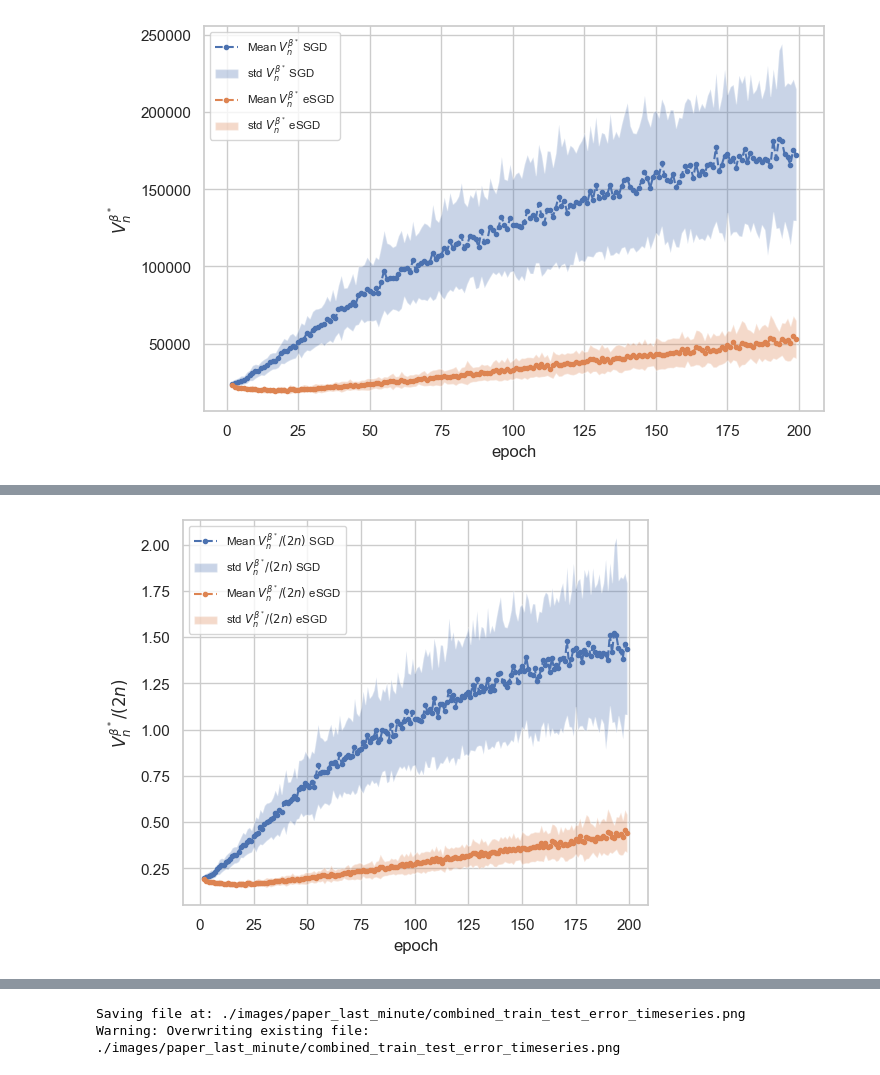
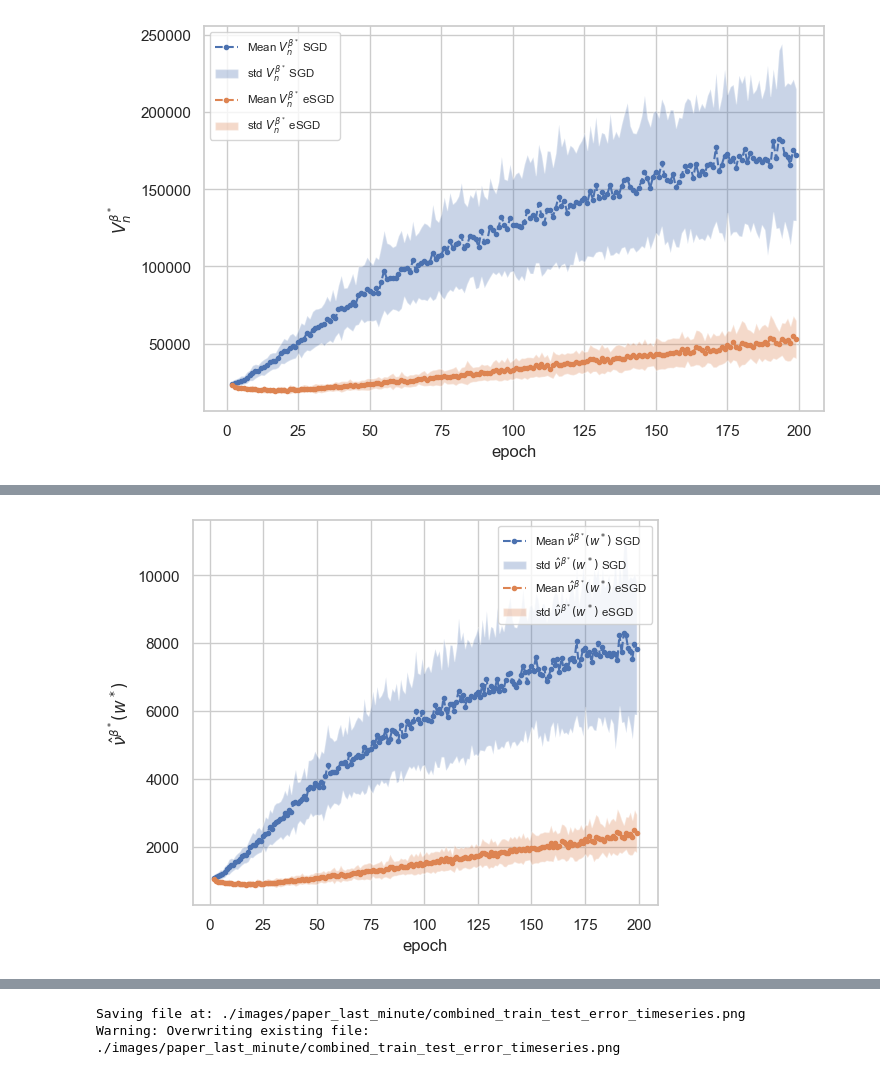
Before and after one commit to edmundlth/local_learning_coefficient_estimation, a Jupyter notebook: plot_mnist_expt.ipynb, the cells around one changed output, grey strips where cells are left out. Cells and saved outputs as stored; diff of their text form; code cells hidden in the pictures.

Commit message:
Last minute changes to plotting code.

```diff
--- a/plot_mnist_expt.ipynb
+++ b/plot_mnist_expt.ipynb
@@ -11,7 +11,7 @@ from datetime import datetime
 sns.set()
 sns.set_style("whitegrid")
 
-IMAGEDIR = "./images/paper_last_minute"
+IMAGEDIR = "./images/paper_correction"
 DRYRUN = False
 
 SAVEOLD = False
@@ -40,6 +40,8 @@ def savestring_fn(string, name):
     if not DRYRUN:
         with open(filepath, 'w') as outfile:
             outfile.write(string)
+    else:
+        print("DRY RUN, figure not saved.")
     return
 # %%
 
@@ -233,18 +235,19 @@ plot_time_series(ax, df, column_name=varname, colname_change=f"{ylabel} eSGD", y
 [figure]
 # %%
 fig, ax = plt.subplots(1, 1, figsize=(6, 5))
-varname = "$V_n^{\\beta^*}/(2n)$"
+varname = "$\hat{\\nu}^{\\beta^*}(w^*)$"
 n = other_rec1["n_train"]
+itemp = 1 / np.log(n)
 ylabel = varname
 
 df = df_result1.copy(deep=True)
 df = df[df["epoch"] > EPOCH_CUTTOFF]
-df[varname] = df["func_var"] / (2 * n)
+df[varname] = df["func_var"] * itemp / 2
 plot_time_series(ax, df, column_name=varname, colname_change=f"{ylabel} SGD", ylabel=ylabel)
 
 df = df_result2.copy(deep=True)
 df = df[df["epoch"] > EPOCH_CUTTOFF]
-df[varname] = df["func_var"] / (2 * n)
+df[varname] = df["func_var"] * itemp / 2
 plot_time_series(ax, df, column_name=varname, colname_change=f"{ylabel} eSGD", ylabel=ylabel)
 
 savefig_fn(fig, "combined_funcvar_timeseries.png")
@@ -253,3 +257,3 @@ Saving file at: ./images/paper_last_minute/combined_funcvar_timeseries.png
-[figure, old version]
+[figure, new version]
 # %%
 fig, ax = plt.subplots(1, 1, figsize=(6, 4))
```
Also changed, not shown: parts of 5 cells of this notebook, 2 other files.
